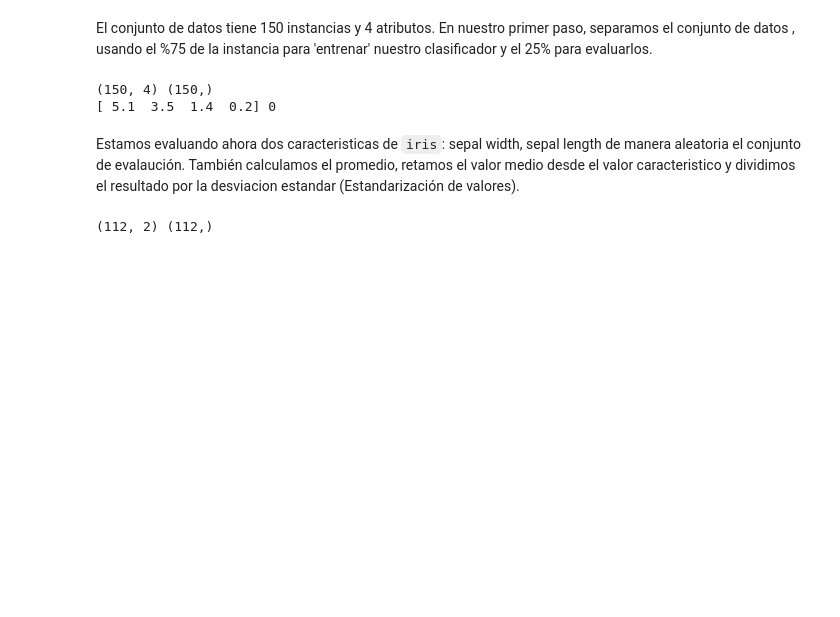
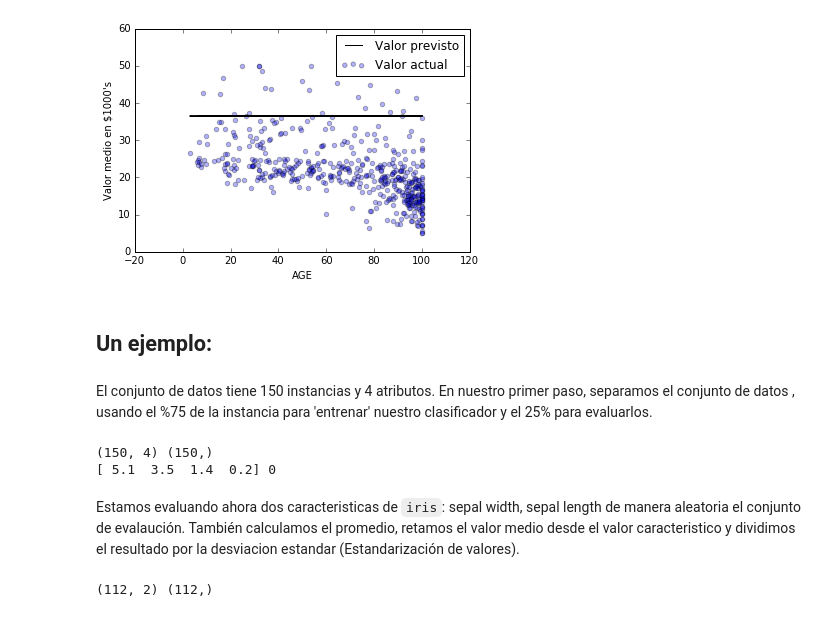
Before and after one commit to geckolml/M-L, a Jupyter notebook: scikit-learn/scikit-learn.ipynb, the cells around one changed output. Drawn from its saved outputs; the diff is of its cells as text; code cells hidden in the pictures; blank space fills up the shorter version.

```diff
--- a/scikit-learn/scikit-learn.ipynb
+++ b/scikit-learn/scikit-learn.ipynb
@@ -17,0 +222,21 @@ Cada método implementado sobre sckit-learn asume que la data viene en un conjun
+# %%
+# Ejemplo: Pablo Fernández
+
+from sklearn import datasets
+
+# boston es un conjunto de datos para el análisis de los precios de las viviendas  de Boston.
+# El conjunto de datos tiene 506 muestras y 13 atributos
+boston = datasets.load_boston()
+
+
+from sklearn.linear_model import LinearRegression
+rl = LinearRegression(normalize=True)
+
+# Como sabemos el modelo a utilizar, usamos los estimadores
+
+rl.fit(boston.data, boston.target)
+
+# Veamos como los coeficientes que han sido asignados a cada atributo
+
+for (feature, coef) in zip(boston.feature_names, rl.coef_):
+    print('{:>7}: {: 9.5f}'.format(feature, coef))
@@ -18,3 +257,22 @@ Cada método implementado sobre sckit-learn asume que la data viene en un conjun
+# %%
+# Visualicemos los datos
+
+#%matplotlib inline
+import matplotlib.pyplot as plt
+import numpy as np
+
+def plot_feature(feature):
+    f = (boston.feature_names == feature)
+    plt.scatter(boston.data[:,f], boston.target, c='b', alpha=0.3)
+    plt.plot(boston.data[:,f], boston.data[:,f]*rl.coef_[f] + rl.intercept_, 'k')
+    plt.legend(['Valor previsto', 'Valor actual'])
+    plt.xlabel(feature)
+    plt.ylabel("Valor medio en $1000's")
+plot_feature('AGE')
+# %% [output]
+[figure, added]
+# %% [markdown]
+## Un ejemplo:
 # %% [markdown]
 El conjunto de datos tiene 150 instancias y 4 atributos. En nuestro primer paso, separamos el conjunto de datos , usando el %75 de la instancia para 'entrenar' nuestro clasificador y el 25% para evaluarlos.
 # %%
```
Also changed, not shown: parts of 18 cells of this notebook.
